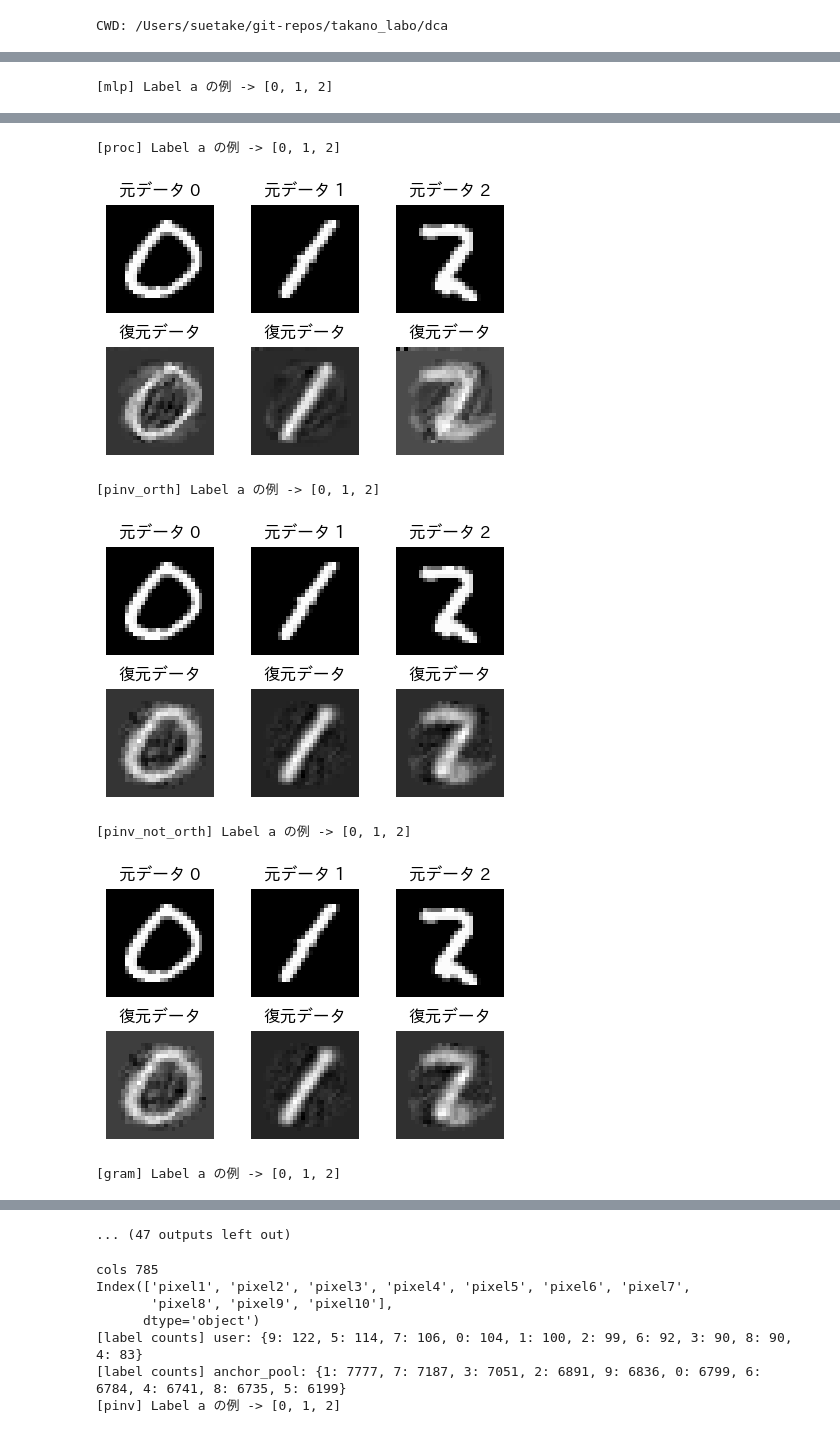
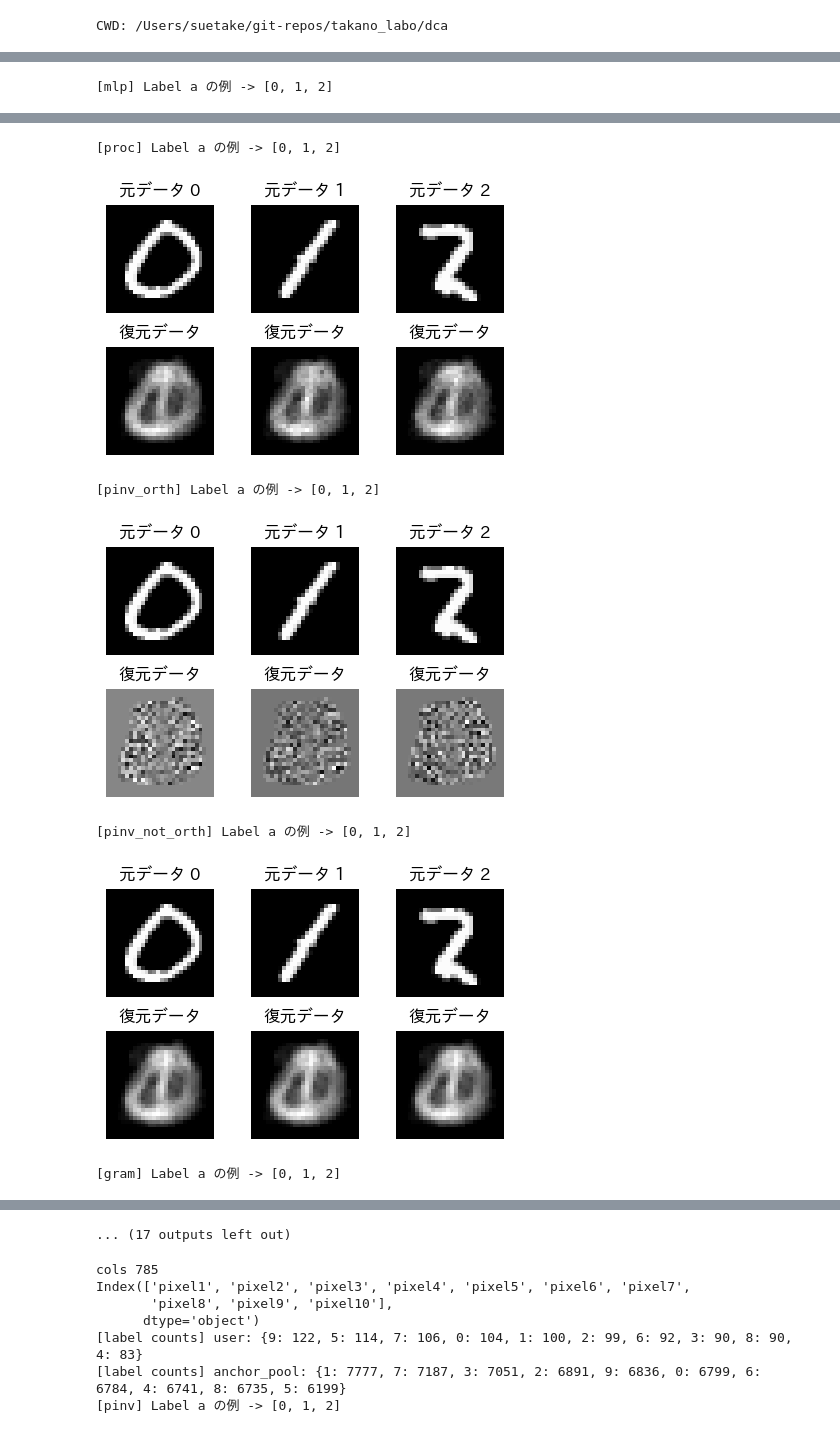
Before and after one commit to takano-lab/data-collaboration-analysis, a Jupyter notebook: 実験用/mnist_reconstruction_privacy_vs_orth.ipynb, the cells around one changed output, grey strips where cells are left out. Saved outputs shown, nothing was run; the diff lists cells and outputs as text; code cells hidden in the pictures.

```diff
--- a/実験用/mnist_reconstruction_privacy_vs_orth.ipynb
+++ b/実験用/mnist_reconstruction_privacy_vs_orth.ipynb
@@ -310,7 +310,9 @@ def reconstruct_gram(A_tilde_leak, A_leak, X_tilde, R_leak=None, center: bool =
             w, v = np.linalg.eigh(C)
             w_clip = np.clip(w, a_min=1e-8, a_max=None)
             R = (v * np.sqrt(w_clip)) @ v.T
-    R_inv = np.linalg.inv(R)
+    # 一番簡単: inv ではなく pinv にする
+    R_inv = np.linalg.pinv(R, rcond=1e-8)
+
 
     Z_tilde_anchor = Zc @ R_inv
     M = Xc.T @ Z_tilde_anchor
@@ -1117,15 +1119,15 @@ base_config_dict = {
     "spill_type": ["local"], # "local", "even",
     #"spill_label": [[0, 1, 2]],
     "y_name": ["target"],
-    "num_institution_user": [1000],
+    "num_institution_user": [500],
     "data_distribution": ["even"],
     "anchor_method": ["smote"], # "smote"
     "num_anchor_data": [300],
     "spill_label": [[0,1,2]],
-    "dim_intermediate": [30],
+    "dim_intermediate": [100],
     "visualize_not_a_labels": [[3,4,5,6,7]],
     #"spill_num": [300],
-    "F_type": ["svd", "umap"], #   "ae", "kernel_pca_self_tuning", "umap"
+    "F_type": ["kernel_pca_self_tuning"], #   "ae", "kernel_pca_self_tuning", "umap""svd", "umap"
     "recon_centering": [True],
     "inter_normalization": [False],
     "preprocess":[False],
@@ -1159,7 +1161,7 @@ Index(['pixel1', 'pixel2', 'pixel3', 'pixel4', 'pixel5', 'pixel6', 'pixel7',
 [proc] Label a の例 -> [0, 1, 2]
-[figure, old version]
+[figure, new version]
 [pinv_orth] Label a の例 -> [0, 1, 2]
-[figure, old version]
+[figure, new version]
 [pinv_not_orth] Label a の例 -> [0, 1, 2]
-[figure, old version]
+[figure, new version]
 [gram] Label a の例 -> [0, 1, 2]
@@ -1167,4 +1169,4 @@ Index(['pixel1', 'pixel2', 'pixel3', 'pixel4', 'pixel5', 'pixel6', 'pixel7',
-... (47 outputs left out)
+... (17 outputs left out)
 # %%
 from config.config import Config
 
```
Also changed, not shown: parts of 1 cell of this notebook, 28 other files.
